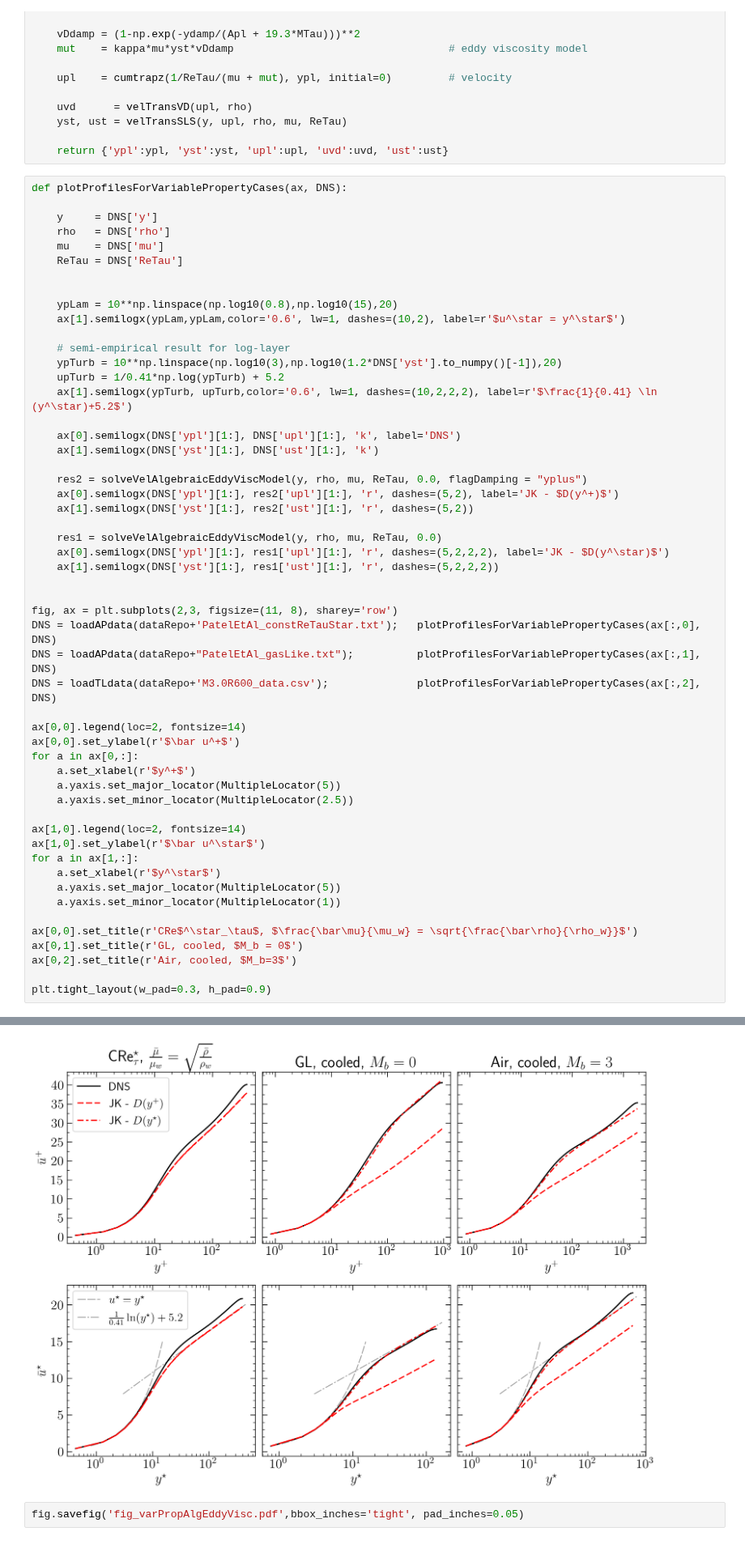
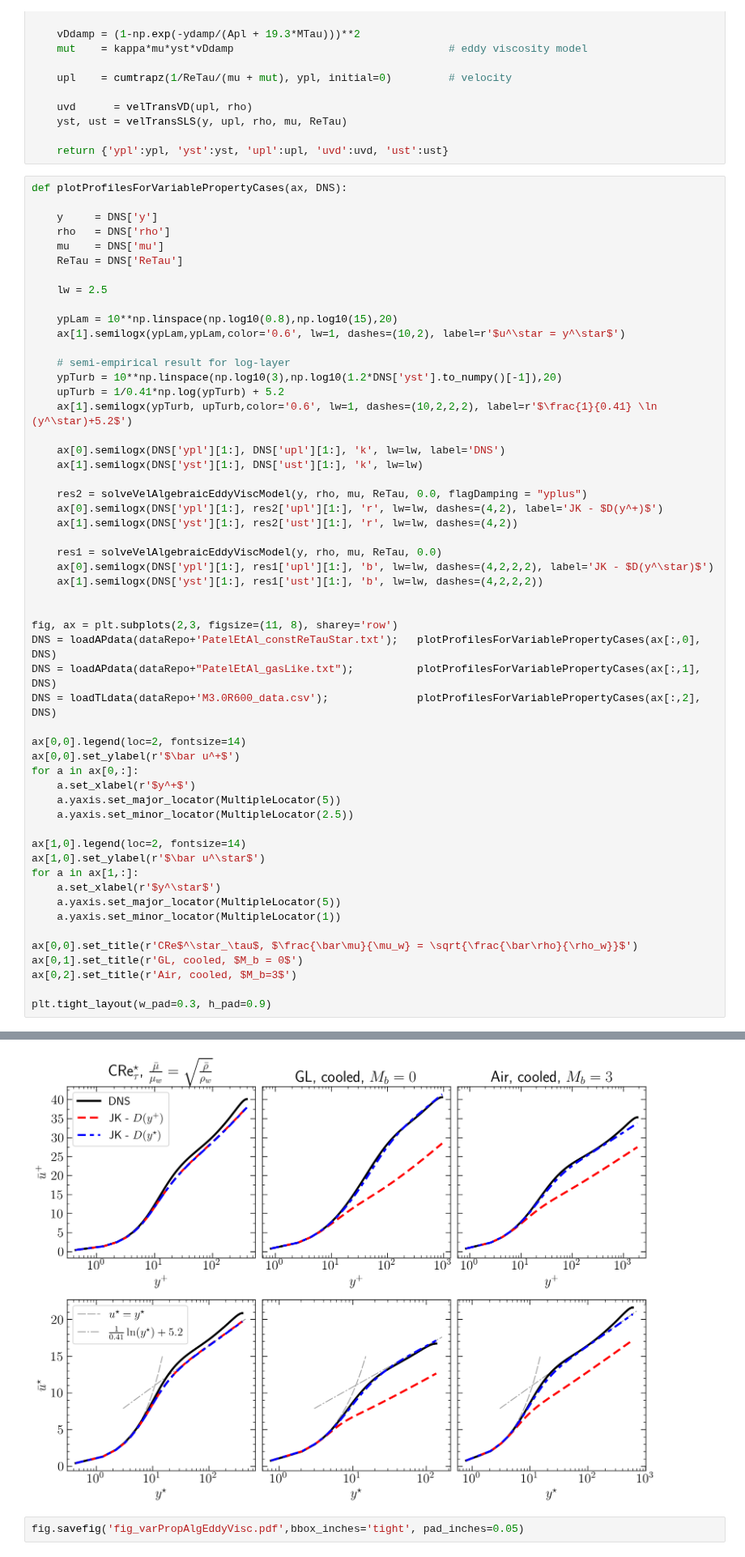
Before and after one commit to Fluid-Dynamics-Of-Energy-Systems-Team/RANS_Channel, a Jupyter notebook: main.ipynb, the cells around one changed output, grey strips where cells are left out. Shown at 81% size. Cells and saved outputs as stored; diff of their text form.

```diff
--- a/main.ipynb
+++ b/main.ipynb
@@ -1120,6 +1136,7 @@ def plotProfilesForVariablePropertyCases(ax, DNS):
     mu    = DNS['mu']
     ReTau = DNS['ReTau']
 
+    lw = 2.5
 
     ypLam = 10**np.linspace(np.log10(0.8),np.log10(15),20)
     ax[1].semilogx(ypLam,ypLam,color='0.6', lw=1, dashes=(10,2), label=r'$u^\star = y^\star$')
@@ -1129,16 +1146,16 @@ def plotProfilesForVariablePropertyCases(ax, DNS):
     upTurb = 1/0.41*np.log(ypTurb) + 5.2
     ax[1].semilogx(ypTurb, upTurb,color='0.6', lw=1, dashes=(10,2,2,2), label=r'$\frac{1}{0.41} \ln (y^\star)+5.2$')
 
-    ax[0].semilogx(DNS['ypl'][1:], DNS['upl'][1:], 'k', label='DNS')
-    ax[1].semilogx(DNS['yst'][1:], DNS['ust'][1:], 'k')
+    ax[0].semilogx(DNS['ypl'][1:], DNS['upl'][1:], 'k', lw=lw, label='DNS')
+    ax[1].semilogx(DNS['yst'][1:], DNS['ust'][1:], 'k', lw=lw)
 
     res2 = solveVelAlgebraicEddyViscModel(y, rho, mu, ReTau, 0.0, flagDamping = "yplus")
-    ax[0].semilogx(DNS['ypl'][1:], res2['upl'][1:], 'r', dashes=(5,2), label='JK - $D(y^+)$')
-    ax[1].semilogx(DNS['yst'][1:], res2['ust'][1:], 'r', dashes=(5,2))
+    ax[0].semilogx(DNS['ypl'][1:], res2['upl'][1:], 'r', lw=lw, dashes=(4,2), label='JK - $D(y^+)$')
+    ax[1].semilogx(DNS['yst'][1:], res2['ust'][1:], 'r', lw=lw, dashes=(4,2))
 
     res1 = solveVelAlgebraicEddyViscModel(y, rho, mu, ReTau, 0.0)
-    ax[0].semilogx(DNS['ypl'][1:], res1['upl'][1:], 'r', dashes=(5,2,2,2), label='JK - $D(y^\star)$')
-    ax[1].semilogx(DNS['yst'][1:], res1['ust'][1:], 'r', dashes=(5,2,2,2))
+    ax[0].semilogx(DNS['ypl'][1:], res1['upl'][1:], 'b', lw=lw, dashes=(4,2,2,2), label='JK - $D(y^\star)$')
+    ax[1].semilogx(DNS['yst'][1:], res1['ust'][1:], 'b', lw=lw, dashes=(4,2,2,2))
 
 
 fig, ax = plt.subplots(2,3, figsize=(11, 8), sharey='row')
@@ -1147,34 +1164,34 @@ DNS = loadAPdata(dataRepo+"PatelEtAl_gasLike.txt");          plotProfilesForVari
 DNS = loadTLdata(dataRepo+'M3.0R600_data.csv');              plotProfilesForVariablePropertyCases(ax[:,2], DNS)
 
 ax[0,0].legend(loc=2, fontsize=14)
 ax[0,0].set_ylabel(r'$\bar u^+$')
 for a in ax[0,:]:
     a.set_xlabel(r'$y^+$')
     a.yaxis.set_major_locator(MultipleLocator(5))
     a.yaxis.set_minor_locator(MultipleLocator(2.5))
 
 ax[1,0].legend(loc=2, fontsize=14)
 ax[1,0].set_ylabel(r'$\bar u^\star$')
 for a in ax[1,:]:
     a.set_xlabel(r'$y^\star$')
     a.yaxis.set_major_locator(MultipleLocator(5))
     a.yaxis.set_minor_locator(MultipleLocator(1))
 
 ax[0,0].set_title(r'CRe$^\star_\tau$, $\frac{\bar\mu}{\mu_w} = \sqrt{\frac{\bar\rho}{\rho_w}}$')
 ax[0,1].set_title(r'GL, cooled, $M_b = 0$')
 ax[0,2].set_title(r'Air, cooled, $M_b=3$')
 
 plt.tight_layout(w_pad=0.3, h_pad=0.9)
 # %% [output]
 ReTau  =  395.0
 ReTau  =  950.0
 rhow  =  2.42131967
 muw   =  4.1667e-05
 utau  =  0.0322850675
 ReTau =  1876.12424
 MaTau =  0.0968552509
 MaBulk =  3.0000015
-[figure, old version]
+[figure, new version]
 # %%
 fig.savefig('fig_varPropAlgEddyVisc.pdf',bbox_inches='tight', pad_inches=0.05)
 # %% [markdown]
```
Also changed, not shown: parts of 12 cells of this notebook.
